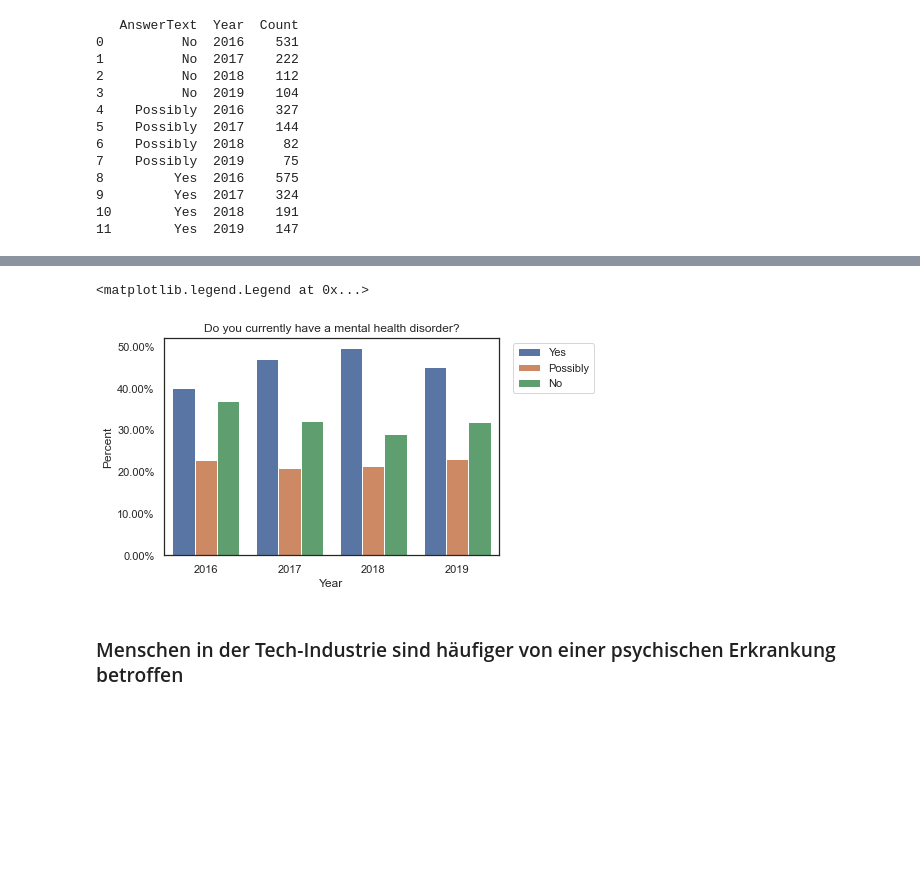
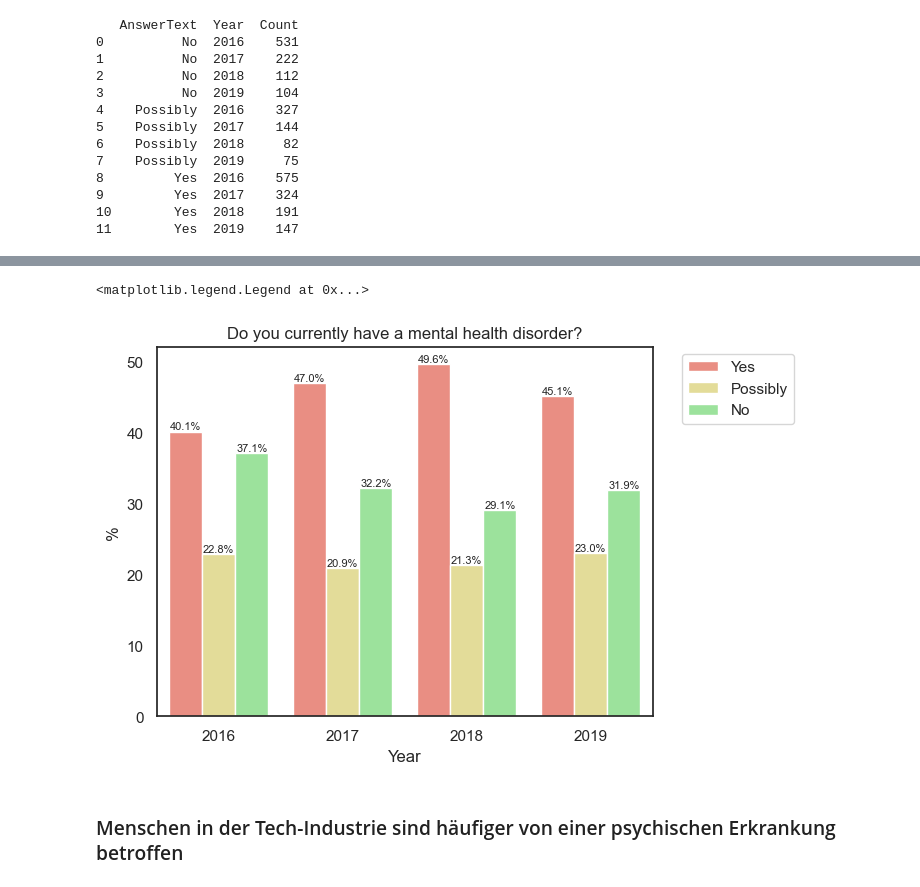
Before and after one commit to Selorikas/mental-health, a Jupyter notebook: mental-health.ipynb, the cells around one changed output, grey strips where cells are left out. Cells and saved outputs as stored; diff of their text form; code cells hidden in the pictures; blank space fills up the shorter version.

Commit message:
Improve visualization

```diff
--- a/mental-health.ipynb
+++ b/mental-health.ipynb
@@ -135,7 +134,7 @@ q2_by_gender
 q2_by_gender_and_year = q2.groupby(['Gender', 'Year']).size().reset_index(name="Count")
 # %%
 # Add percentages
-q2_by_gender_and_year['Percent'] = (q2_by_gender_and_year['Count'] / q2_by_gender_and_year.groupby('Year')['Count'].transform('sum'))
+q2_by_gender_and_year['%'] = (q2_by_gender_and_year['Count'] / q2_by_gender_and_year.groupby('Year')['Count'].transform('sum'))*100
 # %%
 q2_by_gender_and_year
 # %% [output]
@@ -204,7 +203,7 @@ print(q33_by_answer_and_year)
 11        Yes  2019    147
 # %%
 # Add percentages
-q33_by_answer_and_year['Percent'] = (q33_by_answer_and_year['Count'] / q33_by_answer_and_year.groupby('Year')['Count'].transform('sum'))
+q33_by_answer_and_year['%'] = (q33_by_answer_and_year['Count'] / q33_by_answer_and_year.groupby('Year')['Count'].transform('sum'))*100
 # %%
 q33_by_answer_and_year
 # %% [output]
@@ -224,17 +223,16 @@ q33_by_answer_and_year
 # %%
 # q33_by_answer_and_year visualized (in percent)
-ax = sns.barplot(x = 'Year', y = 'Percent', hue = 'AnswerText', data = q33_by_answer_and_year, hue_order=['Yes', 'Possibly', 'No'])
+ax = sns.barplot(x = 'Year', y = '%', hue = 'AnswerText', data = q33_by_answer_and_year, hue_order=['Yes', 'Possibly', 'No'], palette=['salmon', 'khaki', 'lightgreen'])
 ax.set(title='Do you currently have a mental health disorder?')
 
-# manipulate y-axis to show percentages
-vals = ax.get_yticks()
-ax.set_yticklabels(['{:,.2%}'.format(x) for x in vals])
+for container in ax.containers:
+    ax.bar_label(container, fmt='%.1f%%', fontsize=8)
 
 # move hue box
 ax.legend(bbox_to_anchor= (1.3,1))
 # %% [output]
 <matplotlib.legend.Legend at 0x...>
-[figure, old version]
+[figure, new version]
 # %% [markdown]
 ### Menschen in der Tech-Industrie sind häufiger von einer psychischen Erkrankung betroffen
 # %% [markdown]
```
Also changed, not shown: parts of 6 cells of this notebook.
